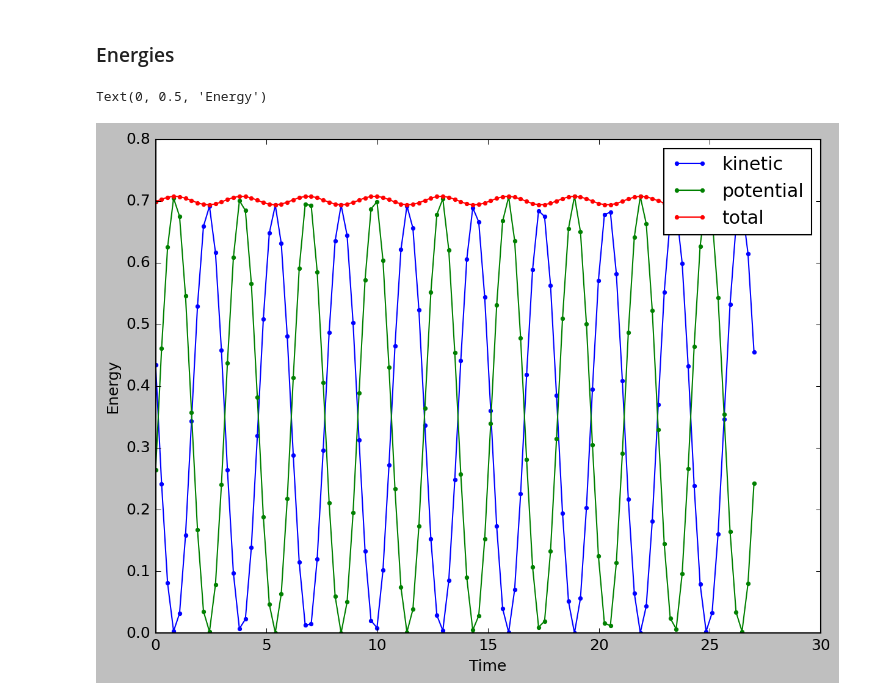
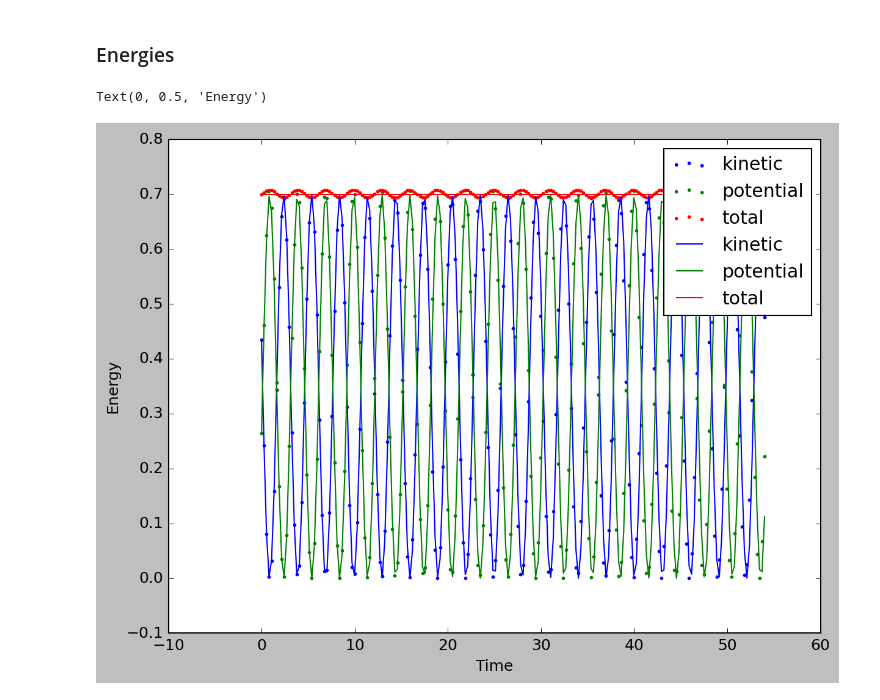
Before and after one commit to vojtech-votruba/mol-dynamics, a Jupyter notebook: excercises/LHO-basic-blank.ipynb, the cells around one changed output. Cells and saved outputs as stored; diff of their text form; code cells hidden in the pictures.

```diff
--- a/excercises/LHO-basic-blank.ipynb
+++ b/excercises/LHO-basic-blank.ipynb
@@ -4,7 +4,7 @@
 Simplest possible harmonic oscillator in 1D in pure Python.
 # %%
 # number of steps
-n_steps = 100
+n_steps = 200
 
 # time step
 dt = 0.27
@@ -80,13 +80,23 @@ plt.style.use({'figure.dpi': 150})
 # %%
 plt.figure(constrained_layout=True)
 
+# analytical solution
+trj_t = np.array(trj_t)
+omega = np.sqrt(k/m)
+A = 1/(m*omega)
+B = 0.65
+an_q = A*np.sin(omega*trj_t) + B*np.cos(-omega*trj_t)
+an_p = A*m*omega*np.cos(omega*trj_t) + B*m*omega*np.sin(-omega*trj_t)
+
 plt.subplot(2, 1, 1)
-plt.plot(trj_t, trj_q, '.')
+plt.scatter(trj_t, trj_q, s=4)
+plt.plot(trj_t, an_q)
 plt.ylabel('Position')
 plt.tick_params(labelbottom=False)
 
 plt.subplot(2, 1, 2)
-plt.plot(trj_t, trj_p, '.')
+plt.scatter(trj_t, trj_p, s=4)
+plt.plot(trj_t, an_p)
 plt.ylabel('Momentum')
 
 plt.xlabel('Time')
@@ -110,13 +121,20 @@ trj_E_k = np.array(trj_p)**2 / (2 * m)
 # %%
 plt.figure(constrained_layout=True)
 
-plt.plot(trj_t, trj_E_k, '.-', label='kinetic')
-plt.plot(trj_t, trj_E_p, '.-', label='potential')
-plt.plot(trj_t, trj_E_k + trj_E_p, '.-', label='total')
+an_E_k = an_p**2/(2*m)
+an_E_p = 0.5*k*an_q**2
+
+plt.scatter(trj_t, trj_E_k, color="blue", s=3, label='kinetic')
+plt.scatter(trj_t, trj_E_p, color="green", s=3, label='potential')
+plt.scatter(trj_t, trj_E_k + trj_E_p, s=3, color="red", label='total')
+
+plt.plot(trj_t, an_E_k, label='kinetic')
+plt.plot(trj_t, an_E_p, label='potential')
+plt.plot(trj_t, an_E_k + an_E_p, label='total')
 
 plt.legend()
 plt.xlabel('Time')
 plt.ylabel('Energy')
 # %% [output]
 Text(0, 0.5, 'Energy')
-[figure, old version]
+[figure, new version]
```
Also changed, not shown: parts of 2 cells of this notebook.
